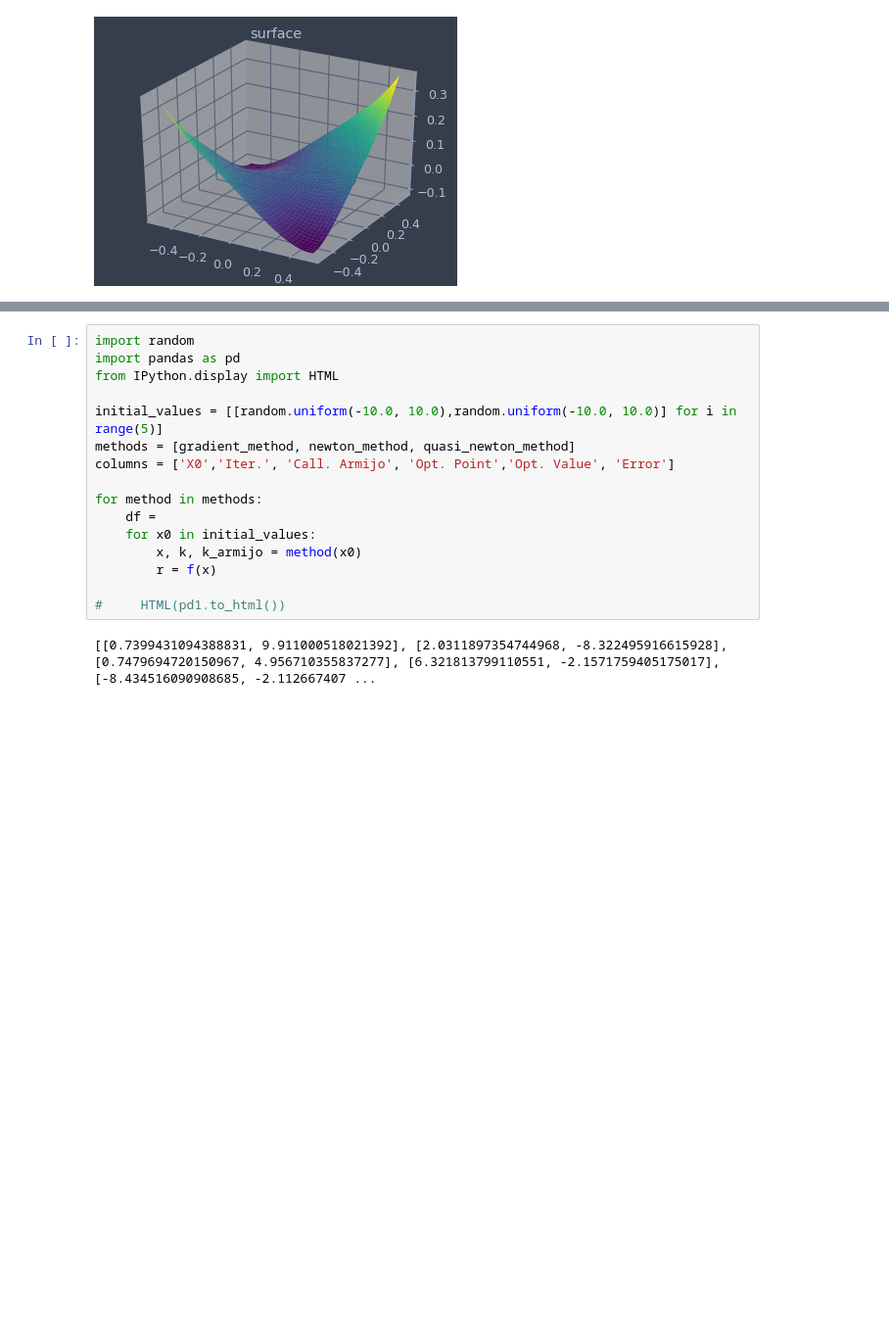
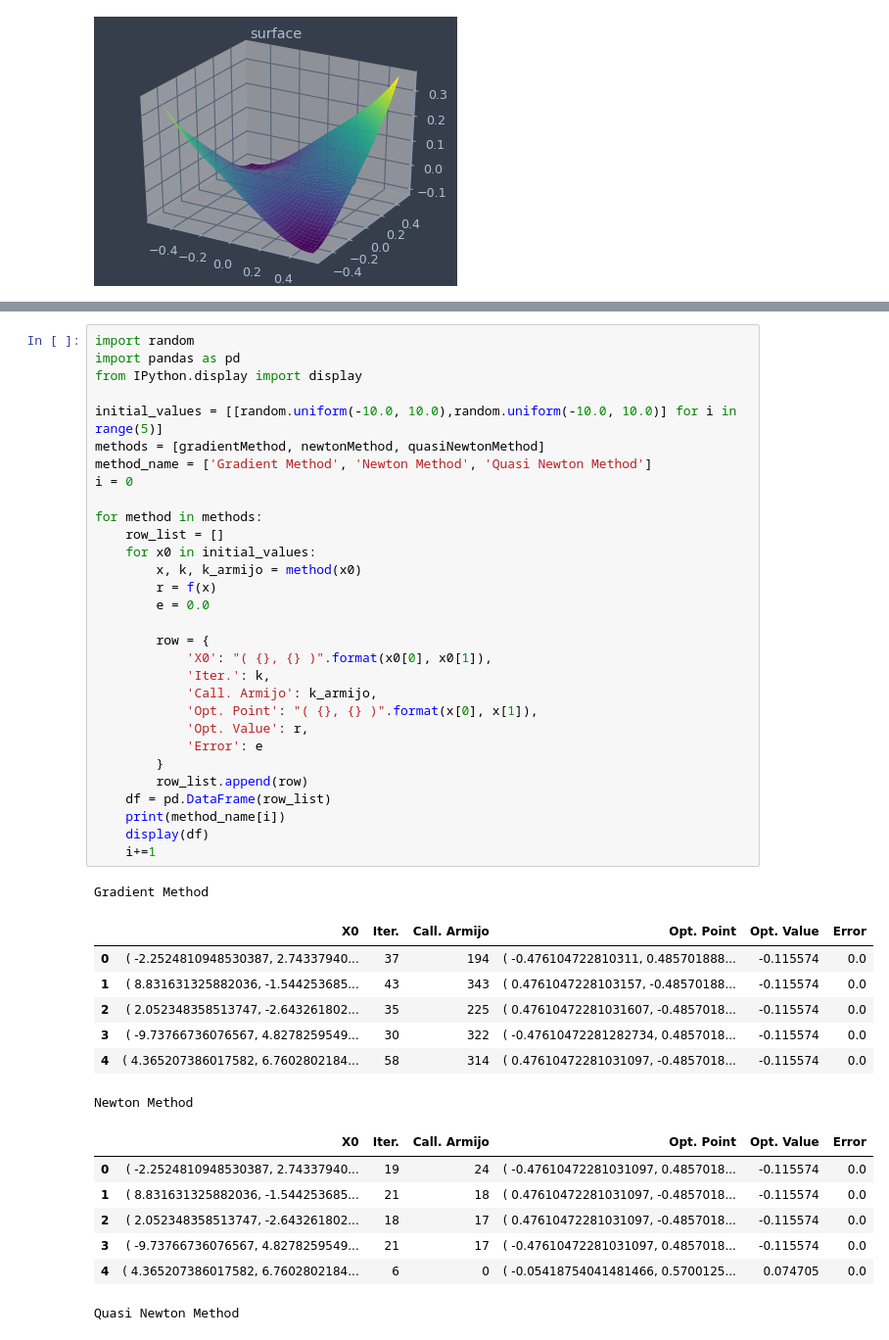
Before and after one commit to Iuri07/pnl_otim, a Jupyter notebook: pnl.ipynb, the cells around one changed output, grey strips where cells are left out. Shown: that part at 98% size. Saved outputs shown, nothing was run; the diff lists cells and outputs as text; blank space fills up the shorter version.

```diff
--- a/pnl.ipynb
+++ b/pnl.ipynb
@@ -134,18 +131,46 @@ gradient close to 0
 # %%
 import random
 import pandas as pd
-from IPython.display import HTML
+from IPython.display import display
 
 initial_values = [[random.uniform(-10.0, 10.0),random.uniform(-10.0, 10.0)] for i in range(5)]
-methods = [gradient_method, newton_method, quasi_newton_method]
-columns = ['X0','Iter.', 'Call. Armijo', 'Opt. Point','Opt. Value', 'Error']
+methods = [gradientMethod, newtonMethod, quasiNewtonMethod]
+method_name = ['Gradient Method', 'Newton Method', 'Quasi Newton Method']
+i = 0
 
 for method in methods:
-    df =
+    row_list = []
     for x0 in initial_values:
         x, k, k_armijo = method(x0)
         r = f(x)
+        e = 0.0
 
-#     HTML(pd1.to_html())
+        row = {
+            'X0': "( {}, {} )".format(x0[0], x0[1]),
+            'Iter.': k,
+            'Call. Armijo': k_armijo,
+            'Opt. Point': "( {}, {} )".format(x[0], x[1]),
+            'Opt. Value': r,
+            'Error': e
+        }
+        row_list.append(row)
+    df = pd.DataFrame(row_list)
+    print(method_name[i])
+    display(df)
+    i+=1
 # %% [output]
-[[0.7399431094388831, 9.911000518021392], [2.0311897354744968, -8.322495916615928], [0.7479694720150967, 4.956710355837277], [6.321813799110551, -2.1571759405175017], [-8.434516090908685, -2.112667407 ...
+Gradient Method
+|  | X0 | Iter. | Call. Armijo | Opt. Point | Opt. Value | Error |
+| 0 | ( -2.2524810948530387, 2.74337940... | 37 | 194 | ( -0.476104722810311, 0.485701888... | -0.115574 | 0.0 |
+| 1 | ( 8.831631325882036, -1.544253685... | 43 | 343 | ( 0.4761047228103157, -0.48570188... | -0.115574 | 0.0 |
+| 2 | ( 2.052348358513747, -2.643261802... | 35 | 225 | ( 0.47610472281031607, -0.4857018... | -0.115574 | 0.0 |
+| 3 | ( -9.73766736076567, 4.8278259549... | 30 | 322 | ( -0.47610472281282734, 0.4857018... | -0.115574 | 0.0 |
+| 4 | ( 4.365207386017582, 6.7602802184... | 58 | 314 | ( 0.47610472281031097, -0.4857018... | -0.115574 | 0.0 |
+Newton Method
+|  | X0 | Iter. | Call. Armijo | Opt. Point | Opt. Value | Error |
+| 0 | ( -2.2524810948530387, 2.74337940... | 19 | 24 | ( -0.47610472281031097, 0.4857018... | -0.115574 | 0.0 |
+| 1 | ( 8.831631325882036, -1.544253685... | 21 | 18 | ( 0.47610472281031097, -0.4857018... | -0.115574 | 0.0 |
+| 2 | ( 2.052348358513747, -2.643261802... | 18 | 17 | ( 0.47610472281031097, -0.4857018... | -0.115574 | 0.0 |
+| 3 | ( -9.73766736076567, 4.8278259549... | 21 | 17 | ( -0.47610472281031097, 0.4857018... | -0.115574 | 0.0 |
+| 4 | ( 4.365207386017582, 6.7602802184... | 6 | 0 | ( -0.05418754041481466, 0.5700125... | 0.074705 | 0.0 |
+Quasi Newton Method
```
Also changed, not shown: parts of 2 cells of this notebook.
